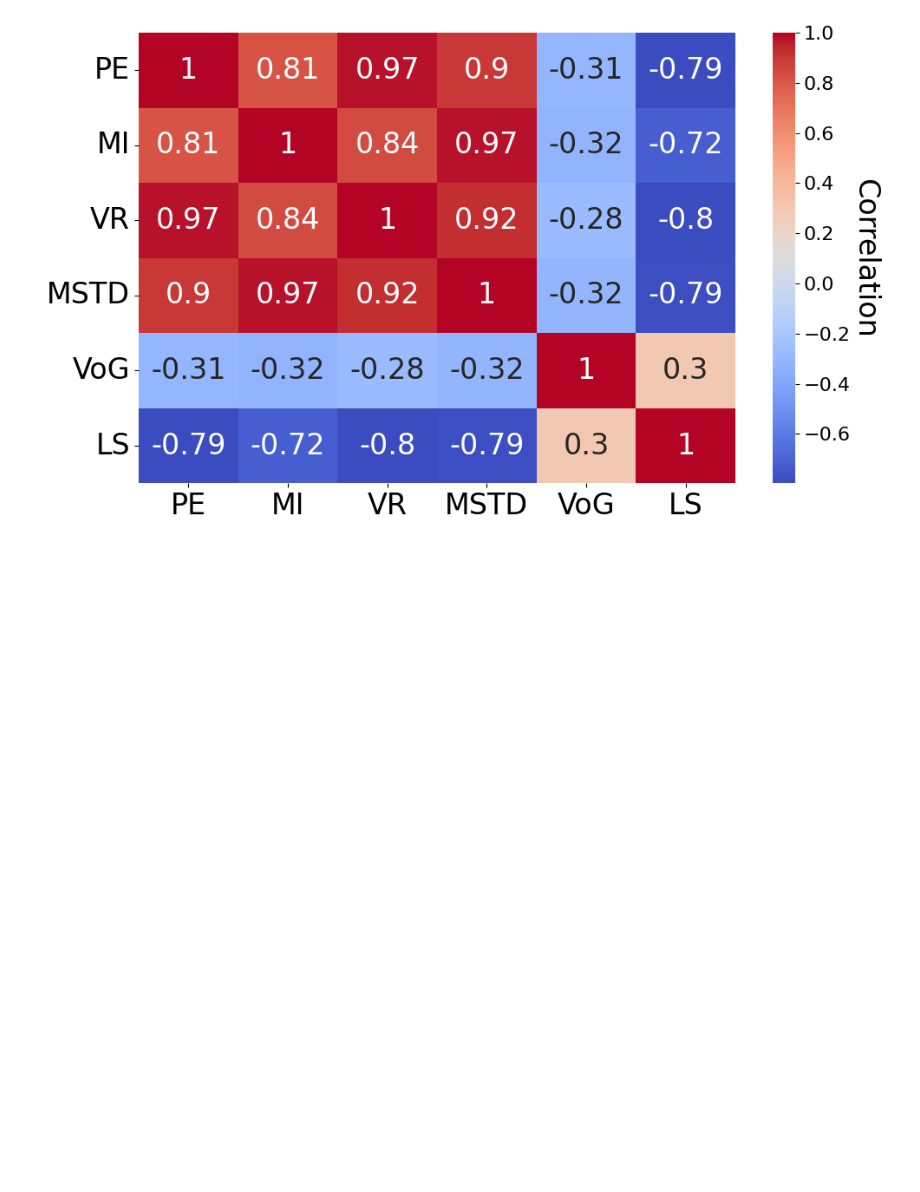
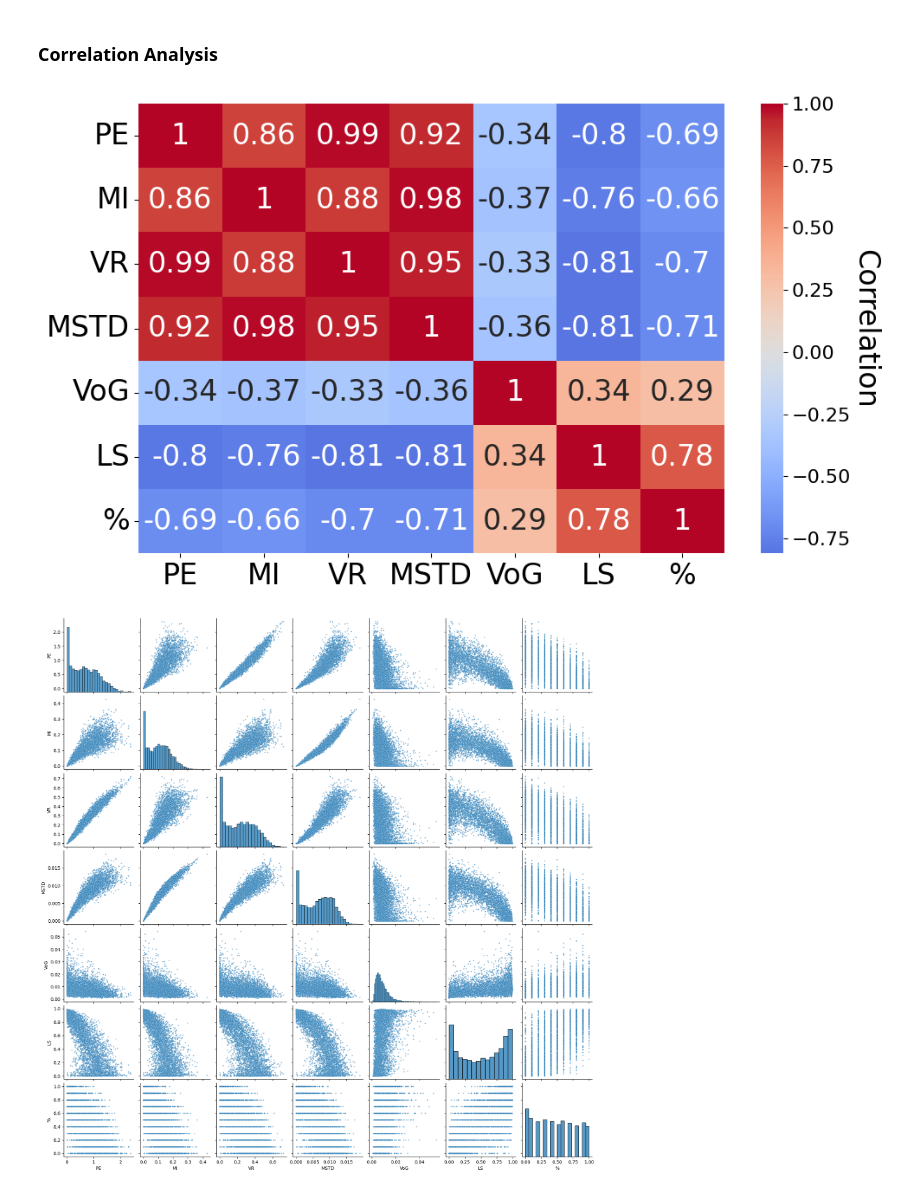
Before and after one commit to karirogg/learn-deep, a Jupyter notebook: src/notebooks/metric_analysis.ipynb, the cells around one changed output. Saved outputs shown, nothing was run; the diff lists cells and outputs as text; code cells hidden in the pictures; blank space fills up the shorter version.

Commit message:
modify metric analysis file

```diff
--- a/src/notebooks/metric_analysis.ipynb
+++ b/src/notebooks/metric_analysis.ipynb
@@ -6,58 +81,39 @@ import matplotlib.pyplot as plt
+# %% [markdown]
+### Correlation Analysis
 # %%
-import pandas as pd
-import seaborn as sns
-import matplotlib.pyplot as plt
+final_accuracies = averaged_matrices[0,:, 1, -1]
+averaged_df["%"] = final_accuracies
 
-# Your existing code
-seeds = [69, 420, 80085]
-training = True
+# Generate heatmap of correlation
+correlation_matrix = averaged_df.corr()
 
-for i, seed in enumerate(seeds):
-    filename = f"../checkpoints/seed_{seed}_" + ['test', 'training'][int(training)] + "_metrics.pkl"
-    df = pd.read_pickle(filename) if i == 0 else df + pd.read_pickle(filename)
-
-df = df.drop(columns=["Predicted_Class_MC"])
-df = df.drop(columns=["Variance_of_Gradients_Early"])
-df = df.drop(columns=["Variance_of_Gradients_Late"])
-df = df.rename(columns={"vog": "VoG"})
-df = df.rename(columns={
-    "Mean_Std_Deviation": "MSTD",
-    'Predictive_Entropy': 'PE',
-    'Mutual_Information': 'MI',
-    'Variation_Ratio': 'VR',
-    'Learning_Speed': 'LS'
-})
-df = df.rename(columns={col: col.replace("_", " ") for col in df.columns})
-
-correlation_matrix = df.corr()
-
-# Generate the heatmap
 plt.figure(figsize=(10, 6))  # Adjust figure size as needed
 heatmap = sns.heatmap(
     correlation_matrix,
     annot=True,
     cmap='coolwarm',
+    center = 0.0,
     cbar_kws={'label': 'Correlation', 'orientation' : 'vertical'}
 )
-
 # Customize the color bar
 cbar = heatmap.collections[0].colorbar
 cbar.ax.tick_params(labelsize=16)  # Adjust tick label size
 cbar.set_label('Correlation', size=32, labelpad=15)  # Adjust label size and padding
 cbar.ax.xaxis.set_label_position('top')  # Set the label position to top
 cbar.ax.xaxis.set_ticks_position('top')  # Move the ticks to the top
 cbar.ax.set_ylabel('Correlation', rotation=270, size=24, labelpad=24)
 plt.xticks(rotation=0, ha='center')  # Rotate x-axis labels, align to the right
 plt.yticks(rotation=0, va='center')
 plt.tick_params(axis='both', which='major', labelsize=24)  # Adjust tick label size
 # increase font size within cells
 for text in heatmap.texts:
     text.set_size(24)
 
 # Display the plot
 plt.tight_layout()
+#plt.savefig("correlation_matrix_" + ['test', 'training'][int(training)] + ".pdf")
 plt.show()
-
-# sns.pairplot(df, plot_kws={"s": 8, "alpha":0.5});
+sns.pairplot(averaged_df, plot_kws={"s": 8, "alpha":0.5});
 # %% [output]
-[figure, old version]
+[figure, new version]
+[figure, added]
```
Also changed, not shown: parts of 10 cells of this notebook.
